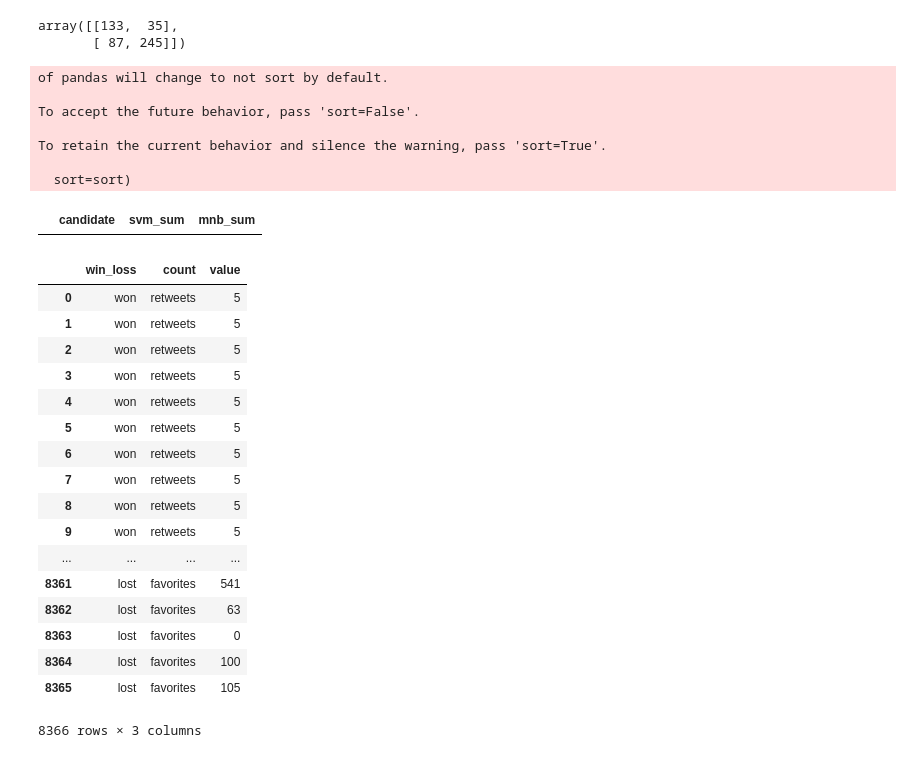
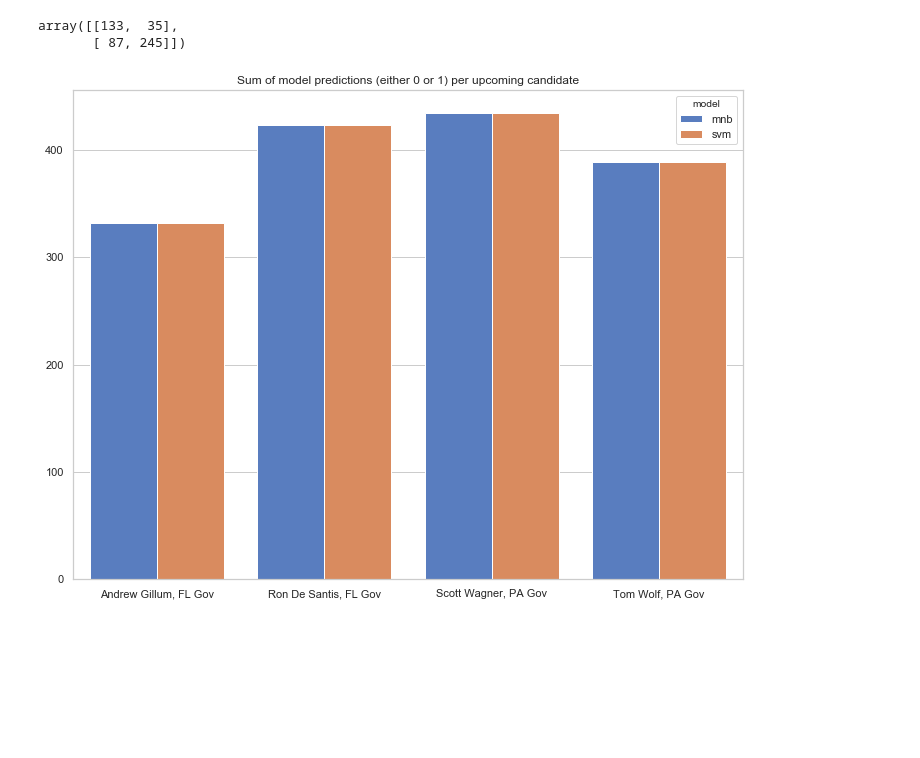
Before and after one commit to oxenfree/tweet-political-sentiment, a Jupyter notebook: Olivieri_Project.ipynb, the cells around one changed output. Cells and saved outputs as stored; diff of their text form; code cells hidden in the pictures; blank space fills up the shorter version.

```diff
--- a/Olivieri_Project.ipynb
+++ b/Olivieri_Project.ipynb
@@ -445,53 +432,26 @@ confusion_matrix(andrew_clean_predicted.svm_pred, andrew_clean_predicted.mnb_pre
 array([[133,  35],
        [ 87, 245]])
 # %%
-upcoming_counts = pd.DataFrame(columns=['candidate', 'svm_sum', 'mnb_sum'])
+mnb_pred_sums = {}
+svm_pred_sums = {}
 for name, nested in upcoming_dfs.items():
-    upcoming_counts.append(pd.DataFrame({
-        'candidate': name,
-        'svm_sum': nested['preds']['svm_pred'].sum(),
-    }, index=[0]), ignore_index=True)
-upcoming_counts
-# loss_counts = pd.DataFrame(data=lost_data)
-# win_counts['win_loss'] = 'won'
-# loss_counts['win_loss'] = 'lost'
-# wl_counts = win_counts.merge(loss_counts, how='outer')
-# wl_long = pd.melt(wl_counts, 'win_loss', var_name='count')
+    mnb_pred_sums[name] = nested['cleaned_df'].loc[:, 'mnb_pred'].sum()
+    svm_pred_sums[name] = nested['cleaned_df'].loc[:, 'svm_pred'].sum()
 
-# sns.set(rc={'figure.figsize':(12, 9)})
-# sns.set(style='whitegrid', palette='muted')
-# sns.barplot(x='count', y='value', hue='win_loss', data=wl_long)
-# plt.title('Sum of Retweets and Favorites by Candidates who Won and Lost')
-# plt.xlabel('')
-# plt.ylabel('')
-# plt.show()
+svm_df = pd.DataFrame(columns=['candidate', 'svm_sum']).from_records(svm_pred_sums, index=[0])
+mnb_df = pd.DataFrame(columns=['candidate', 'mnb_sum']).from_records(svm_pred_sums, index=[0])
+melted_svm = pd.melt(svm_df, var_name='candidate')
+melted_svm['model'] = 'svm'
+melted_mnb = pd.melt(mnb_df, var_name='candidate')
+melted_mnb['model'] = 'mnb'
+melt_all = melted_mnb.merge(melted_svm, how='outer')
+
+sns.set(rc={'figure.figsize':(12, 9)})
+sns.set(style='whitegrid', palette='muted')
+sns.barplot(x='candidate', y='value', hue='model', data=melt_all)
+plt.title('Sum of model predictions (either 0 or 1) per upcoming candidate')
+plt.xlabel('')
+plt.ylabel('')
+plt.show()
 # %% [output]
-of pandas will change to not sort by default.
-
-To accept the future behavior, pass 'sort=False'.
-
-To retain the current behavior and silence the warning, pass 'sort=True'.
-
-  sort=sort)
-|  | candidate | svm_sum | mnb_sum |
+[figure, added]
-# %%
-wl_long
-# %% [output]
-|  | win_loss | count | value |
-| 0 | won | retweets | 5 |
-| 1 | won | retweets | 5 |
-| 2 | won | retweets | 5 |
-| 3 | won | retweets | 5 |
-| 4 | won | retweets | 5 |
-| 5 | won | retweets | 5 |
-| 6 | won | retweets | 5 |
-| 7 | won | retweets | 5 |
-| 8 | won | retweets | 5 |
-| 9 | won | retweets | 5 |
-| ... | ... | ... | ... |
-| 8361 | lost | favorites | 541 |
-| 8362 | lost | favorites | 63 |
-| 8363 | lost | favorites | 0 |
-| 8364 | lost | favorites | 100 |
-| 8365 | lost | favorites | 105 |
-8366 rows × 3 columns
```
Also changed, not shown: parts of 5 cells of this notebook.
